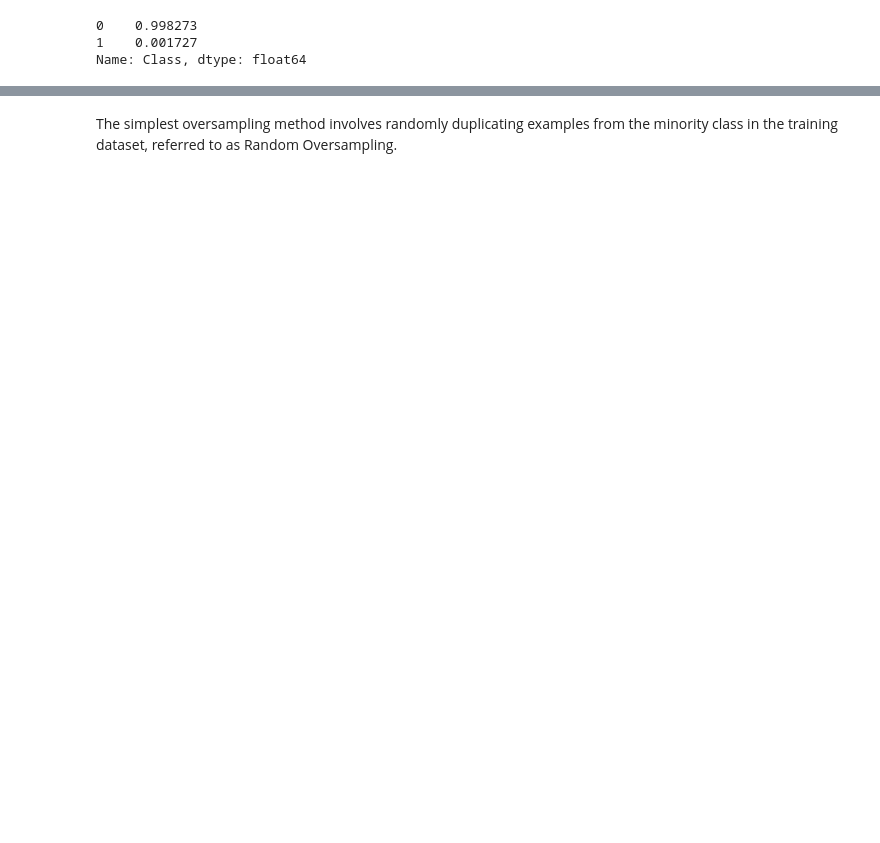
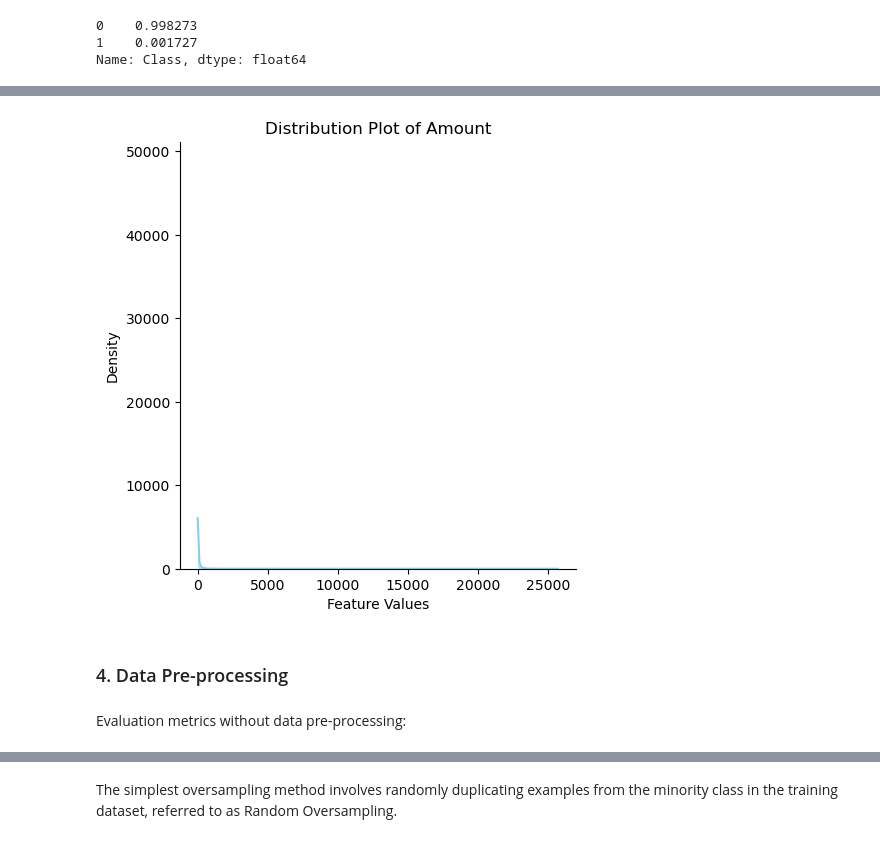
Before and after one commit to rezaaldama/CCFraudModel, a Jupyter notebook: CCFraudModel.ipynb, the cells around one changed output, grey strips where cells are left out. Saved outputs shown, nothing was run; the diff lists cells and outputs as text; code cells hidden in the pictures; blank space fills up the shorter version.

```diff
--- a/CCFraudModel.ipynb
+++ b/CCFraudModel.ipynb
@@ -84,3 +123,9 @@ X.describe()
+# %%
+plot_distribution(df, 'Amount')
+# %% [output]
+[figure, added]
+# %% [markdown]
+### 4. Data Pre-processing
 # %%
 from sklearn.model_selection import train_test_split
 from sklearn.linear_model import LogisticRegression
@@ -131,3 +192,5 @@ def logistic_regression_scores(X, y, method=False):
+# %% [markdown]
+Evaluation metrics without data pre-processing:
 # %%
 logistic_regression_scores(X, y)
 # %% [output]
```
Also changed, not shown: parts of 59 cells of this notebook.
